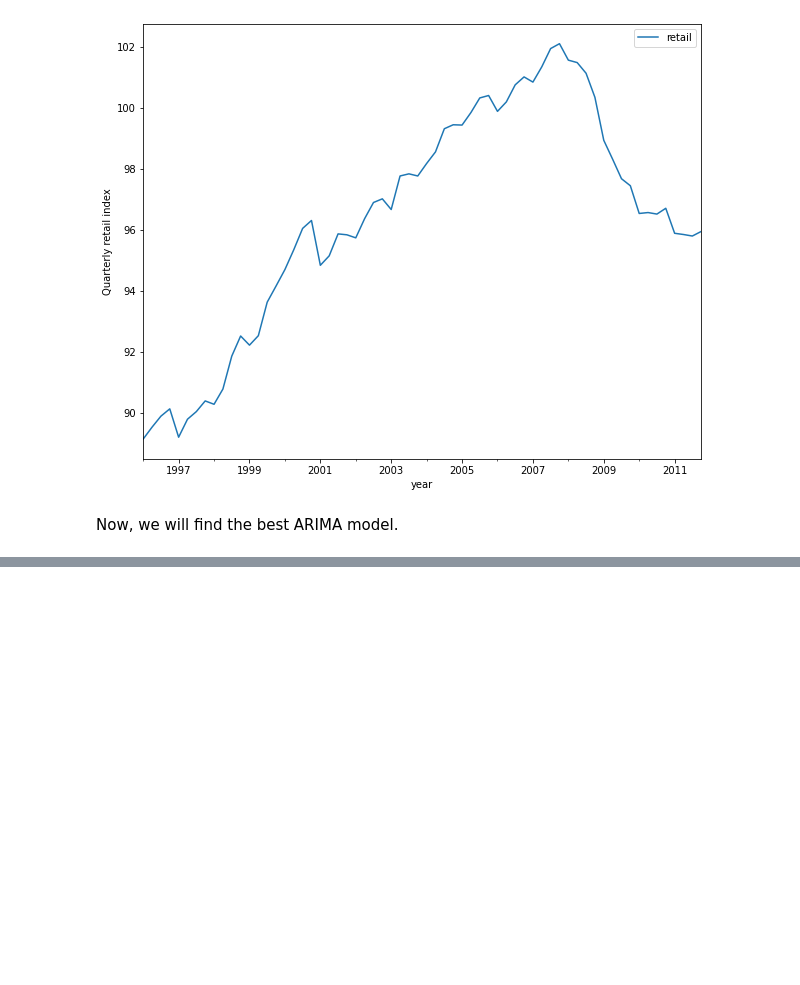
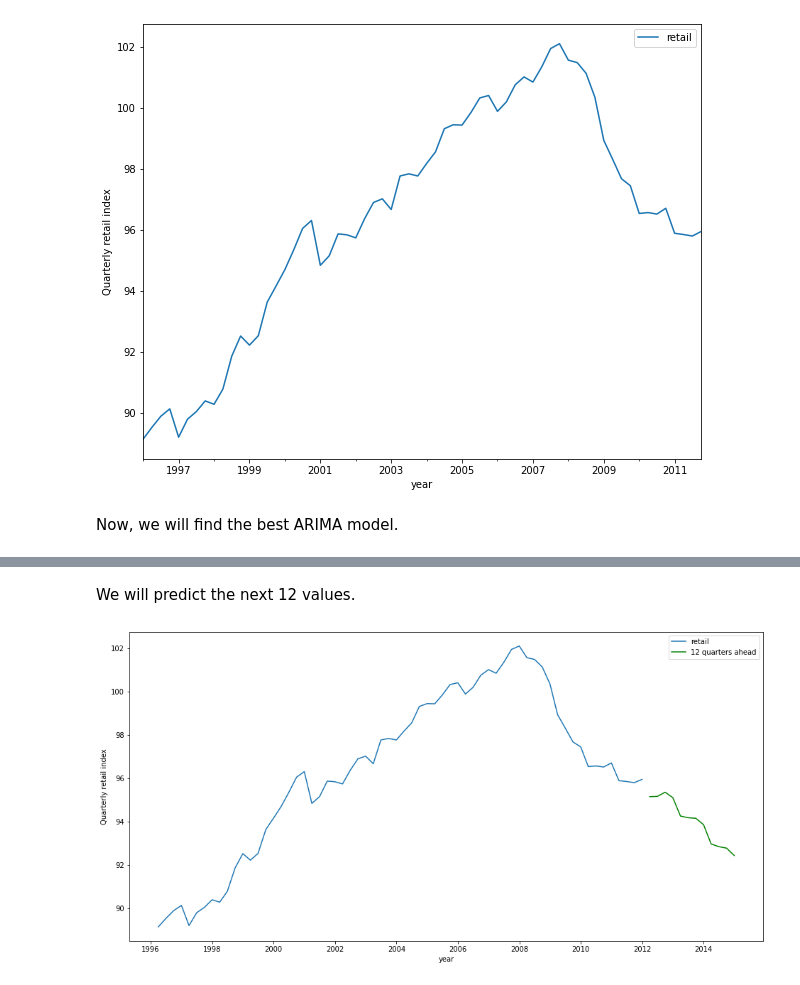
Before and after one commit to mabelc/forcasting, a Jupyter notebook: notebooks/arima.ipynb, the cells around one changed output, grey strips where cells are left out. Cells and saved outputs as stored; diff of their text form; code cells hidden in the pictures; blank space fills up the shorter version.

```diff
--- a/notebooks/arima.ipynb
+++ b/notebooks/arima.ipynb
@@ -437,0 +419,4 @@ result
+# %%
+arima_model = ARIMA(order=(0,1,3), seasonal_order=(0,1,1,4))
+eu_fit_r = arima_model.fit(eu_df.retail)
+eu_fit_r.summary()
@@ -437,0 +445,16 @@ result
+# %% [markdown]
+We will predict the next 12 values.
+# %%
+# predicting the next 10 values
+
+predict_arima = eu_fit_r.predict(n_periods=12)
+predict_arima
+
+fig, ax = plt.subplots(figsize=(16, 8))
+ax.plot(eu_df.index, eu_df.retail.values, label='retail')
+ax.plot(pd.date_range(start='31/1/2012',  periods=12, freq='Q'), predict_arima, color="green", label='12 quarters ahead')
+plt.ylabel('Quarterly retail index')
+plt.xlabel('year')
+plt.legend();
+# %% [output]
+[figure, added]
```
Also changed, not shown: parts of 19 cells of this notebook.
